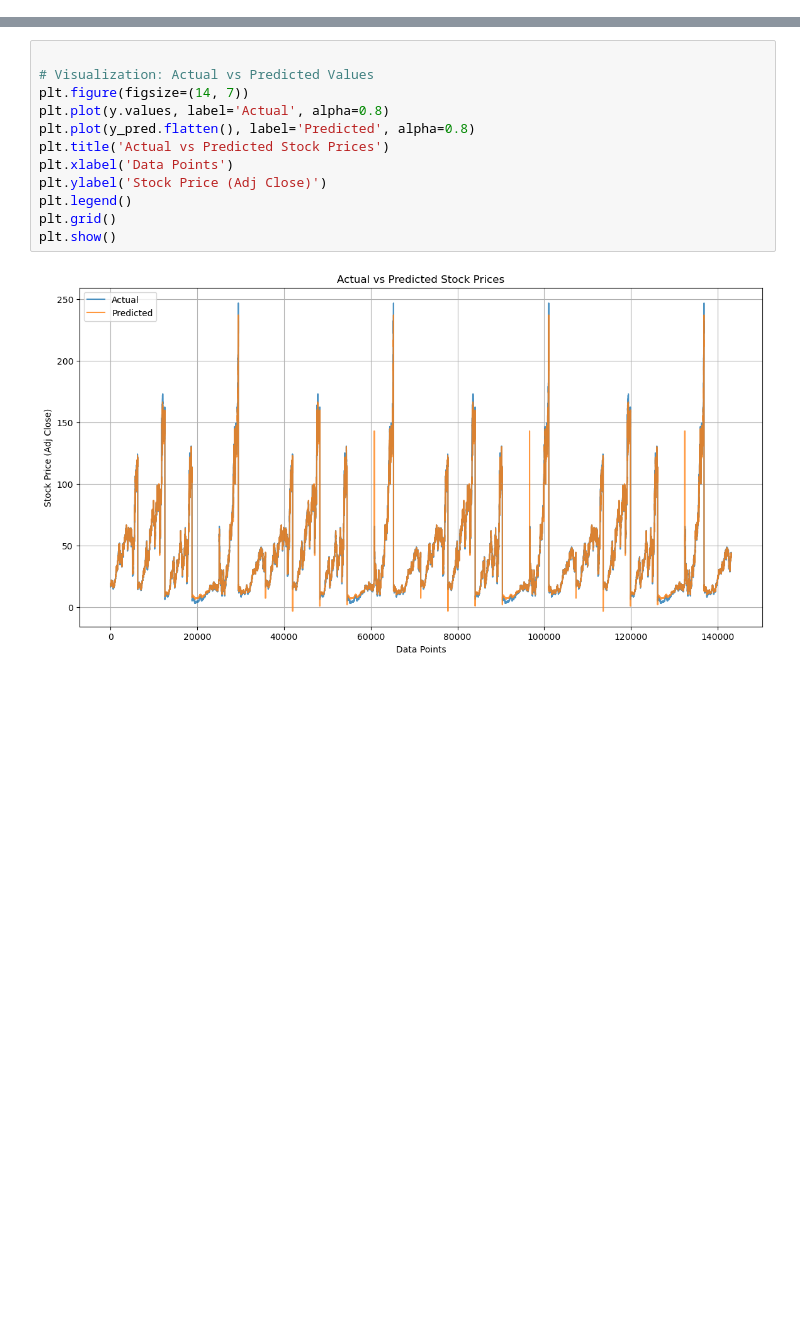
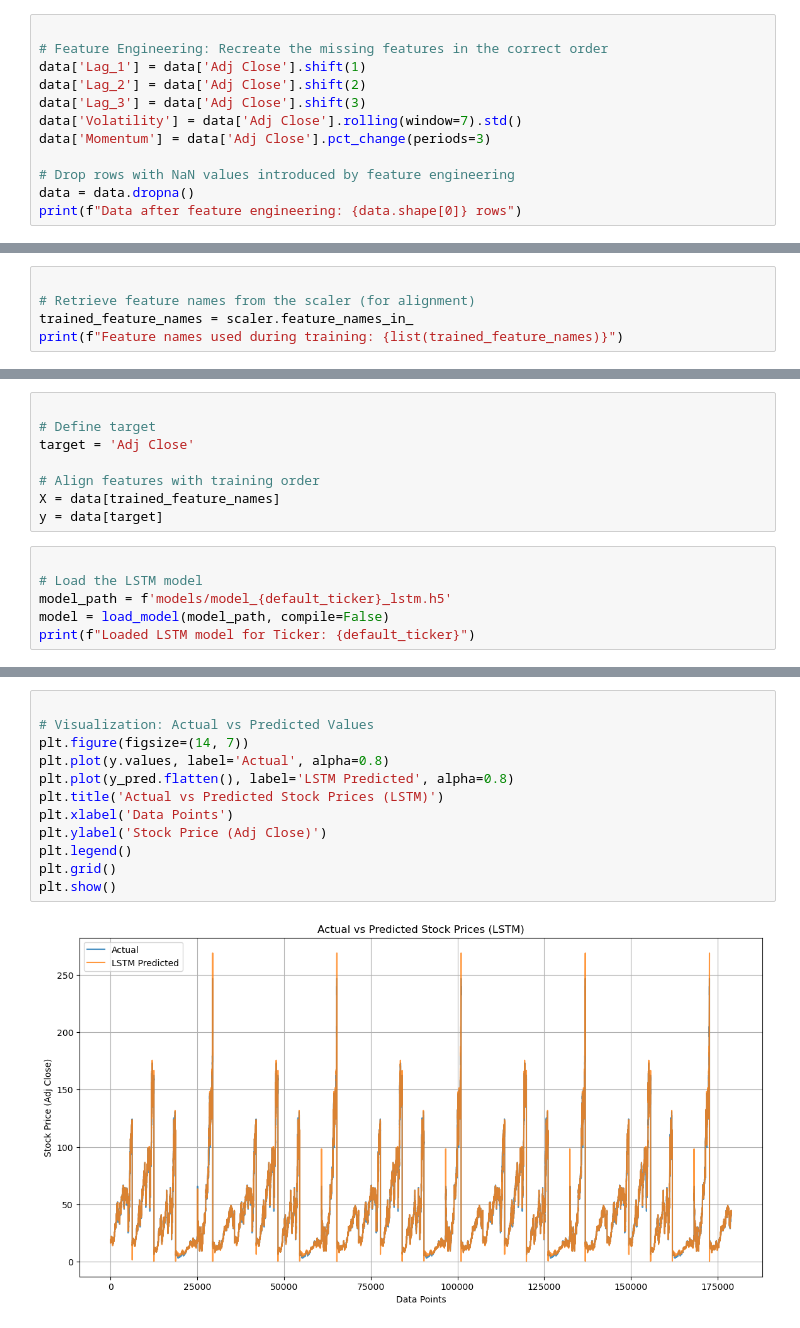
Before and after one commit to juanbracho/UT_Module23, a Jupyter notebook: lstm_model_eval.ipynb, the cells around one changed output, grey strips where cells are left out. Drawn from its saved outputs; the diff is of its cells as text; blank space fills up the shorter version.

```diff
--- a/lstm_model_eval.ipynb
+++ b/lstm_model_eval.ipynb
@@ -169 +27,13 @@ print(f"Loaded data for evaluation: {data.shape[0]} rows")
 Loaded data for evaluation: 178922 rows
+# %%
+
+# Feature Engineering: Recreate the missing features in the correct order
+data['Lag_1'] = data['Adj Close'].shift(1)
+data['Lag_2'] = data['Adj Close'].shift(2)
+data['Lag_3'] = data['Adj Close'].shift(3)
+data['Volatility'] = data['Adj Close'].rolling(window=7).std()
+data['Momentum'] = data['Adj Close'].pct_change(periods=3)
+
+# Drop rows with NaN values introduced by feature engineering
+data = data.dropna()
+print(f"Data after feature engineering: {data.shape[0]} rows")
@@ -180,0 +50,5 @@ FileNotFoundError: [Errno 2] No such file or directory: 'models/model_XOM_lstm.p
+# %%
+
+# Retrieve feature names from the scaler (for alignment)
+trained_feature_names = scaler.feature_names_in_
+print(f"Feature names used during training: {list(trained_feature_names)}")
@@ -180,0 +57,14 @@ FileNotFoundError: [Errno 2] No such file or directory: 'models/model_XOM_lstm.p
+# %%
+
+# Define target
+target = 'Adj Close'
+
+# Align features with training order
+X = data[trained_feature_names]
+y = data[target]
+# %%
+
+# Load the LSTM model
+model_path = f'models/model_{default_ticker}_lstm.h5'
+model = load_model(model_path, compile=False)
+print(f"Loaded LSTM model for Ticker: {default_ticker}")
@@ -211,16 +104,16 @@ R² Score: 1.00
 # %%
 
 # Visualization: Actual vs Predicted Values
 plt.figure(figsize=(14, 7))
 plt.plot(y.values, label='Actual', alpha=0.8)
-plt.plot(y_pred.flatten(), label='Predicted', alpha=0.8)
-plt.title('Actual vs Predicted Stock Prices')
+plt.plot(y_pred.flatten(), label='LSTM Predicted', alpha=0.8)
+plt.title('Actual vs Predicted Stock Prices (LSTM)')
 plt.xlabel('Data Points')
 plt.ylabel('Stock Price (Adj Close)')
 plt.legend()
 plt.grid()
 plt.show()
 # %% [output]
-[figure, old version]
+[figure, new version]
 # %%
 
```
Also changed, not shown: parts of 12 cells of this notebook, 14 other files.
